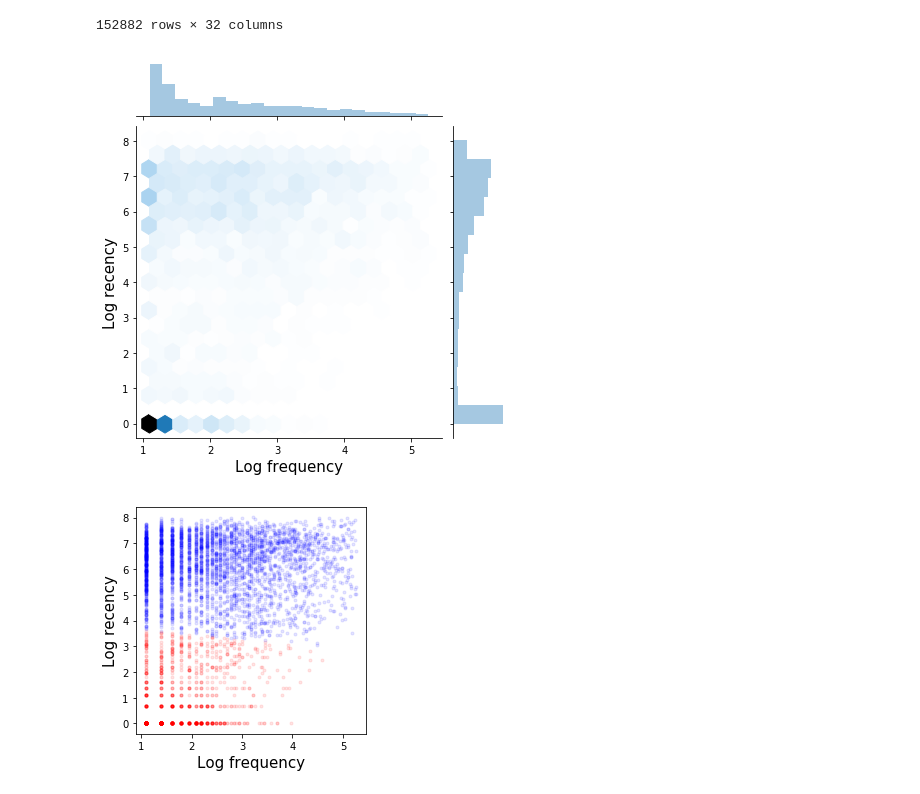
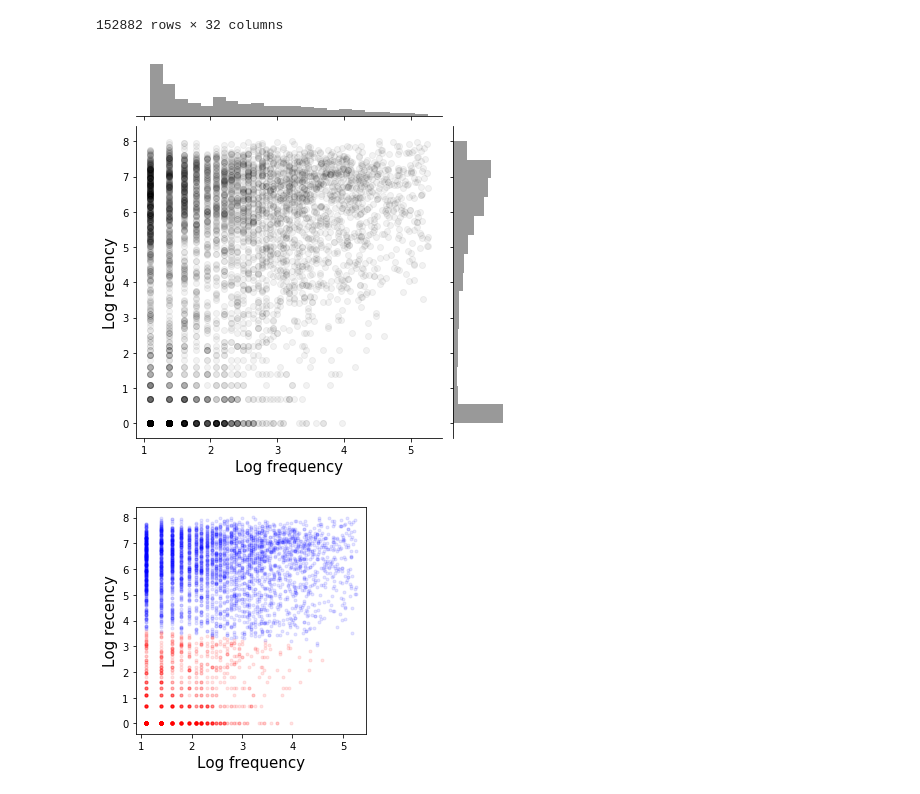
Before and after one commit to bps10/github-churn, a Jupyter notebook: Model_KMeans_segmentation.ipynb, the cells around one changed output. Saved outputs shown, nothing was run; the diff lists cells and outputs as text; code cells hidden in the pictures.

Commit message:
update Readme and K means visualization

```diff
--- a/Model_KMeans_segmentation.ipynb
+++ b/Model_KMeans_segmentation.ipynb
@@ -90,17 +90,17 @@ predictions_df
 # %%
 import seaborn as sns
 
 nusers=5000
 
 low = predictions_df[:nusers]#[predictions_df[:nusers].high_low_user.values == 0]
 
-g = sns.jointplot(x="frequency", y="recency", data=low, kind='hex')
+g = sns.jointplot(x="frequency", y="recency", data=low, alpha=0.05, color='k')
 #g = sns.jointplot(x="frequency", y="recency", data=high, axes=ax)
 g.set_axis_labels('Log frequency', 'Log recency', fontsize=15)
 
 g.savefig('figures/Kmeans_clustering.png', dpi=300)
 # %% [output]
-[figure, old version]
+[figure, new version]
 # %%
 fsize=15
 fig, ax = plt.subplots(1, 1, figsize=(4, 4))
```
Also changed, not shown: 1 other file.
